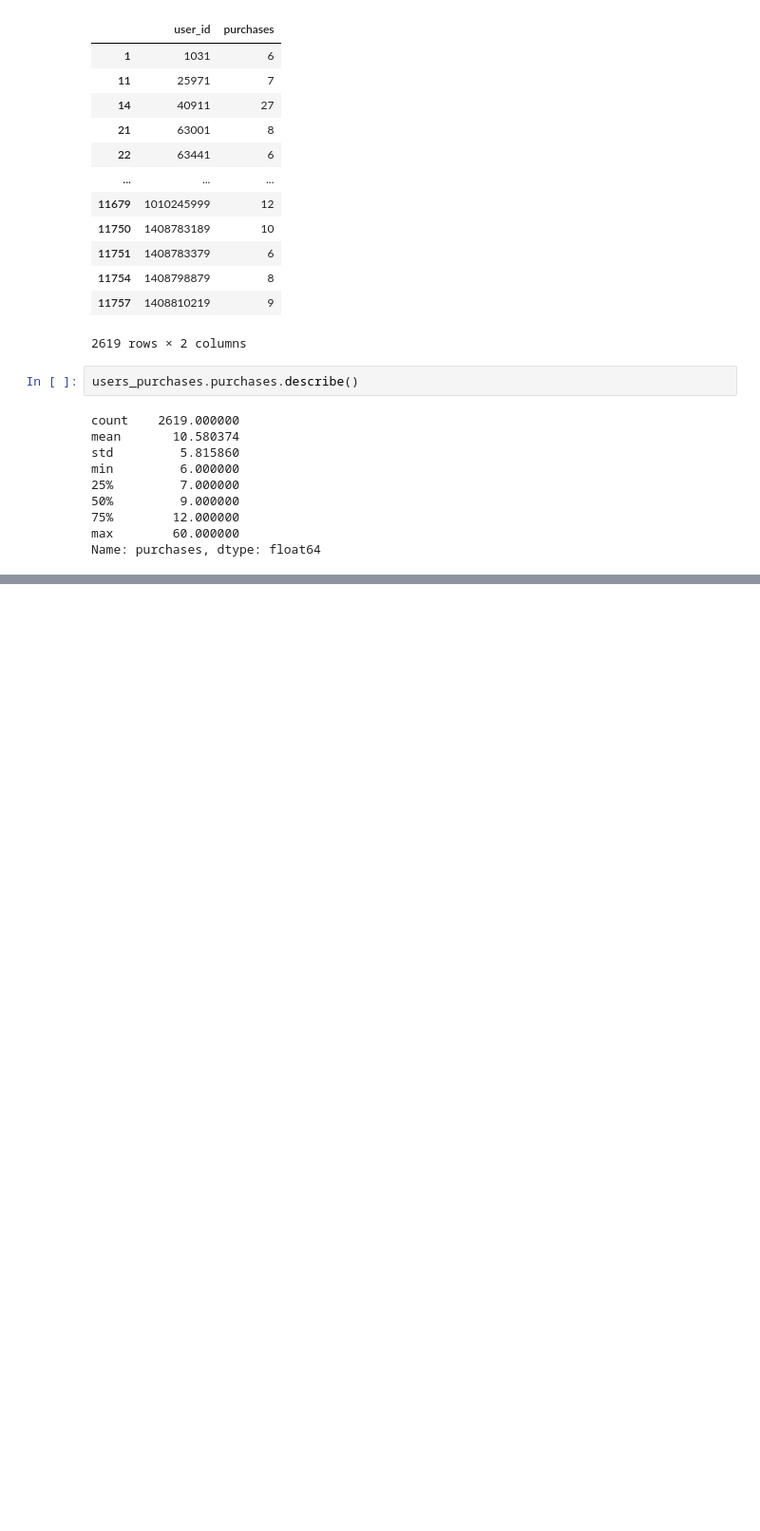
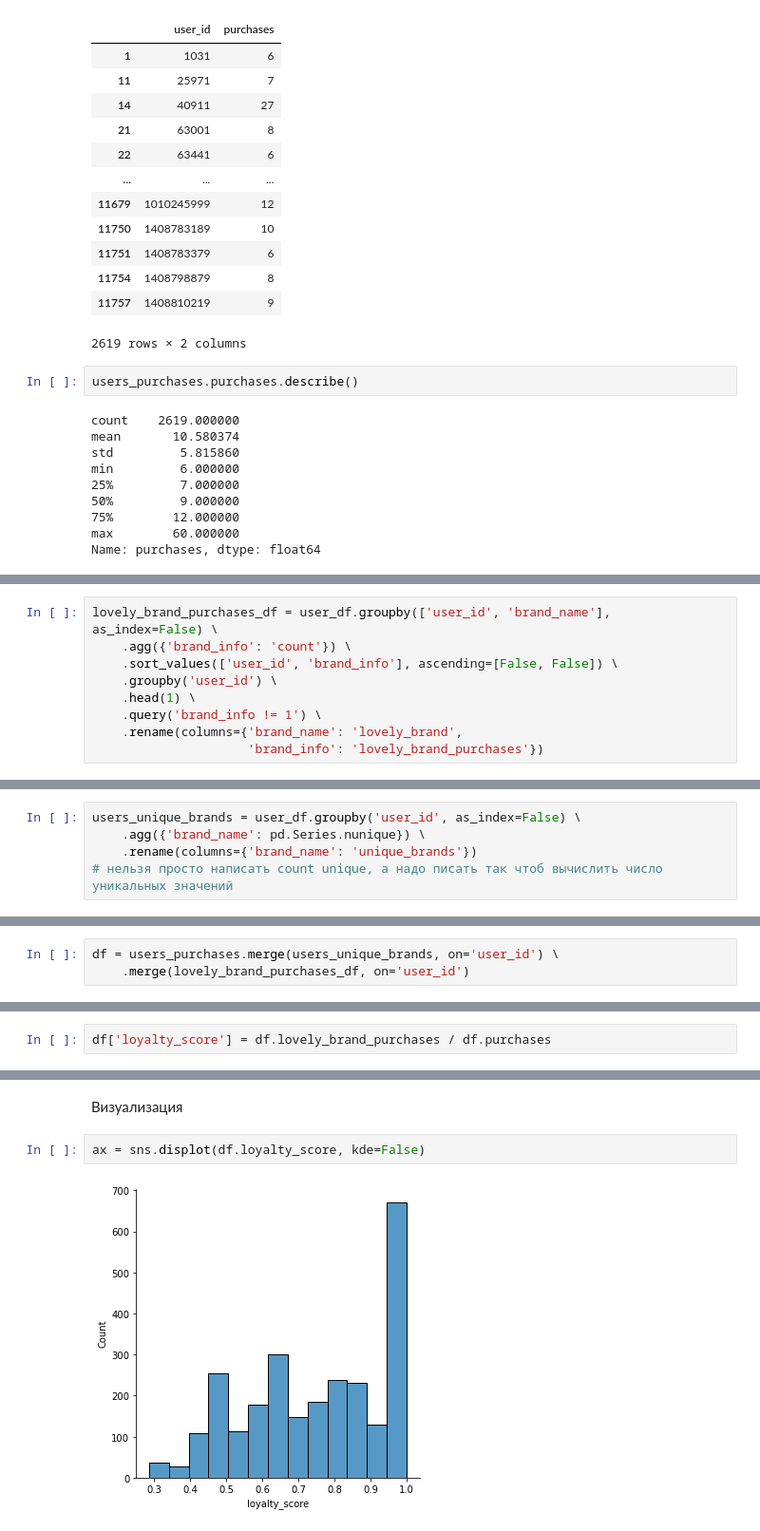
Before and after one commit to MilyaMakarenko/Lecture_notes_on_KarpovCourses, a Jupyter notebook: Lecture_notes_on_KarpovCourses.ipynb, the cells around one changed output, grey strips where cells are left out. Shown at 95% size. Saved outputs shown, nothing was run; the diff lists cells and outputs as text; blank space fills up the shorter version.

```diff
--- a/Lecture_notes_on_KarpovCourses.ipynb
+++ b/Lecture_notes_on_KarpovCourses.ipynb
@@ -1904,0 +2006,9 @@ Name: purchases, dtype: float64
+# %%
+lovely_brand_purchases_df = user_df.groupby(['user_id', 'brand_name'], as_index=False) \
+    .agg({'brand_info': 'count'}) \
+    .sort_values(['user_id', 'brand_info'], ascending=[False, False]) \
+    .groupby('user_id') \
+    .head(1) \
+    .query('brand_info != 1') \
+    .rename(columns={'brand_name': 'lovely_brand',
+                     'brand_info': 'lovely_brand_purchases'})
@@ -1904,0 +2034,5 @@ Name: purchases, dtype: float64
+# %%
+users_unique_brands = user_df.groupby('user_id', as_index=False) \
+    .agg({'brand_name': pd.Series.nunique}) \
+    .rename(columns={'brand_name': 'unique_brands'})
+# нельзя просто написать count unique, а надо писать так чтоб вычислить число уникальных значений
@@ -1904,0 +2200,3 @@ Name: purchases, dtype: float64
+# %%
+df = users_purchases.merge(users_unique_brands, on='user_id') \
+    .merge(lovely_brand_purchases_df, on='user_id')
@@ -1904,0 +2223,2 @@ Name: purchases, dtype: float64
+# %%
+df['loyalty_score'] = df.lovely_brand_purchases / df.purchases
@@ -1904,0 +2241,6 @@ Name: purchases, dtype: float64
+# %% [markdown]
+Визуализация
+# %%
+ax = sns.displot(df.loyalty_score, kde=False)
+# %% [output]
+[figure, added]
```
Also changed, not shown: parts of 89 cells of this notebook.
